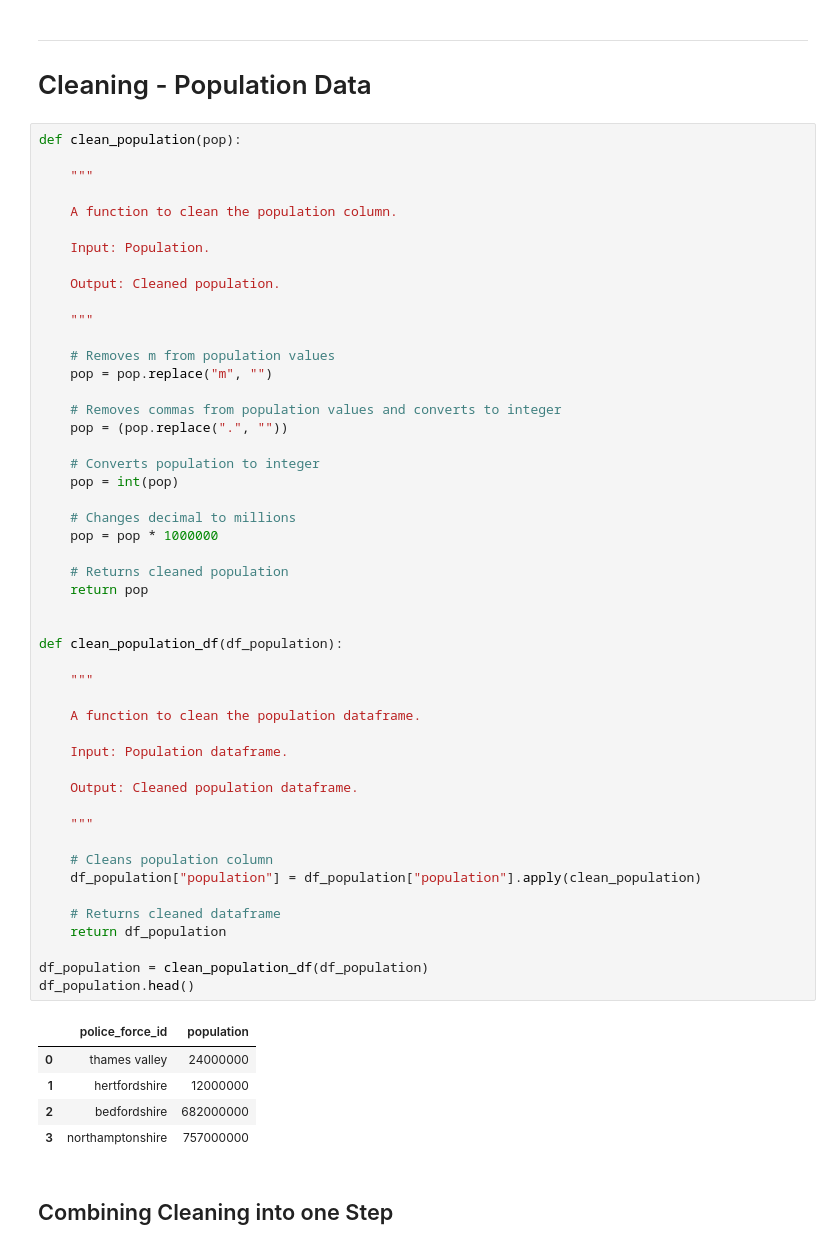
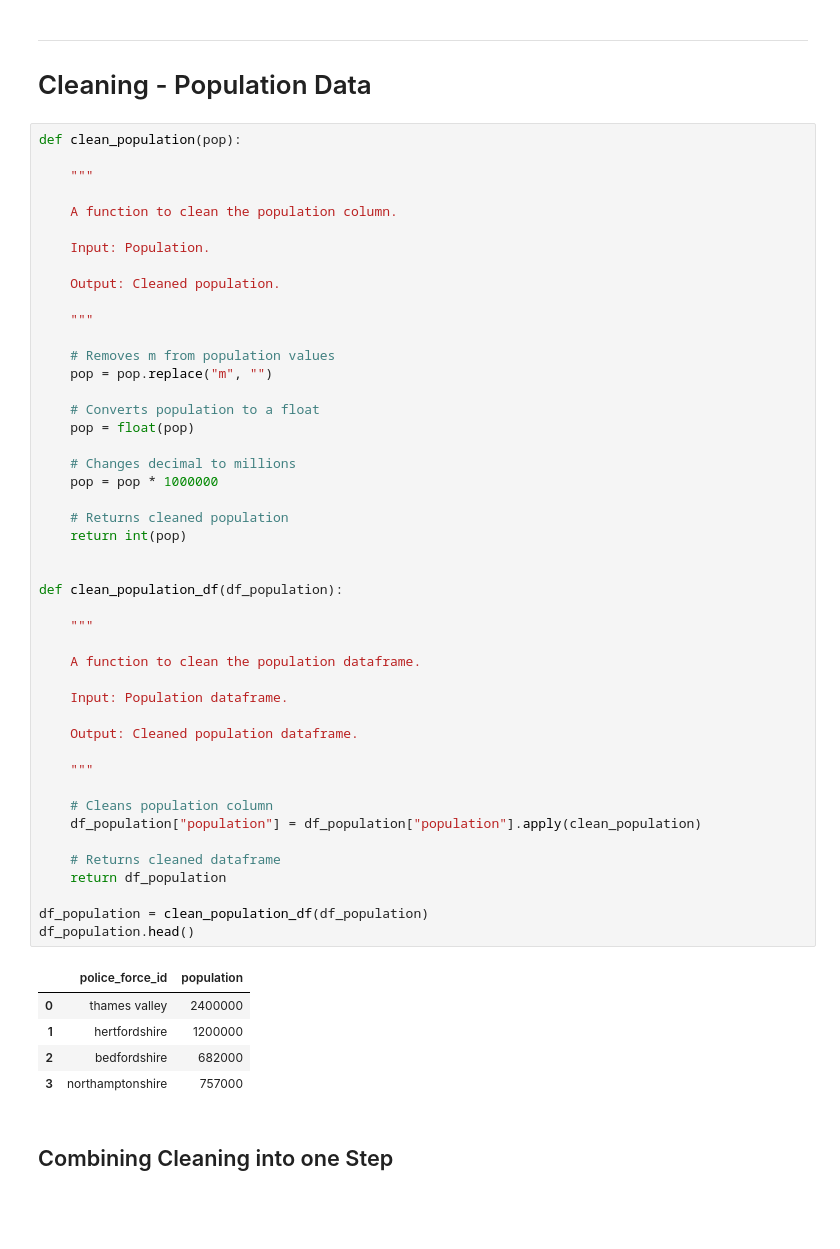
Before and after one commit to zharysc/app-development-Ben-Zharys, a Jupyter notebook: backend.ipynb, the cells around one changed output. Saved outputs shown, nothing was run; the diff lists cells and outputs as text; blank space fills up the shorter version.

```diff
--- a/backend.ipynb
+++ b/backend.ipynb
@@ -687,45 +691,42 @@ def clean_population(pop):
     # Removes m from population values
     pop = pop.replace("m", "")
 
-    # Removes commas from population values and converts to integer
-    pop = (pop.replace(".", ""))
-
-    # Converts population to integer
-    pop = int(pop)
+    # Converts population to a float
+    pop = float(pop)
 
     # Changes decimal to millions
     pop = pop * 1000000
 
     # Returns cleaned population
-    return pop
+    return int(pop)
 
 
 def clean_population_df(df_population):
 
     """
 
     A function to clean the population dataframe.
 
     Input: Population dataframe.
 
     Output: Cleaned population dataframe.
 
     """
 
     # Cleans population column
     df_population["population"] = df_population["population"].apply(clean_population)
 
     # Returns cleaned dataframe
     return df_population
 
 df_population = clean_population_df(df_population)
 df_population.head()
 # %% [output]
 |  | police_force_id | population |
-| 0 | thames valley | 24000000 |
-| 1 | hertfordshire | 12000000 |
-| 2 | bedfordshire | 682000000 |
-| 3 | northamptonshire | 757000000 |
+| 0 | thames valley | 2400000 |
+| 1 | hertfordshire | 1200000 |
+| 2 | bedfordshire | 682000 |
+| 3 | northamptonshire | 757000 |
 # %% [markdown]
 ## Combining Cleaning into one Step
 # %%
```
Also changed, not shown: parts of 10 cells of this notebook.
